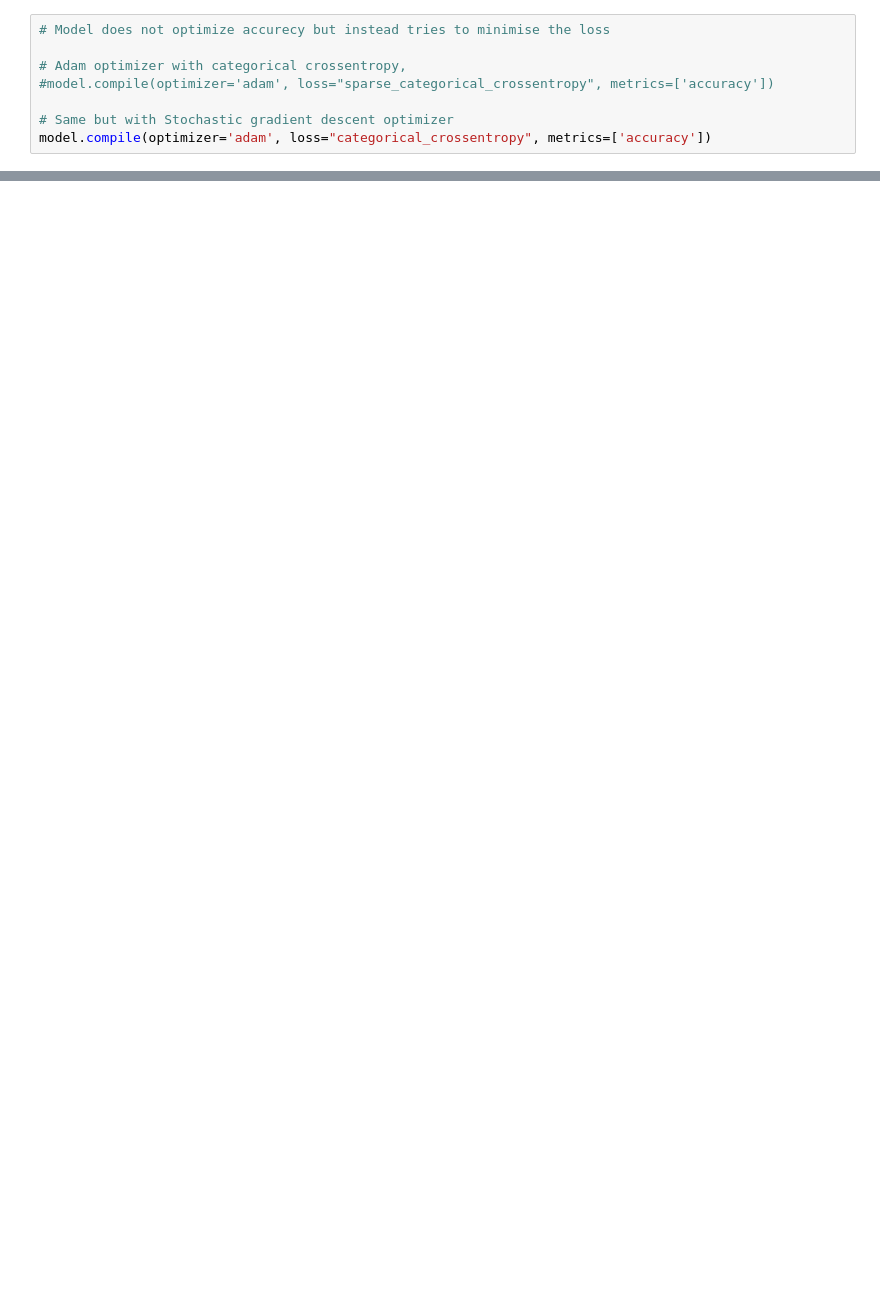
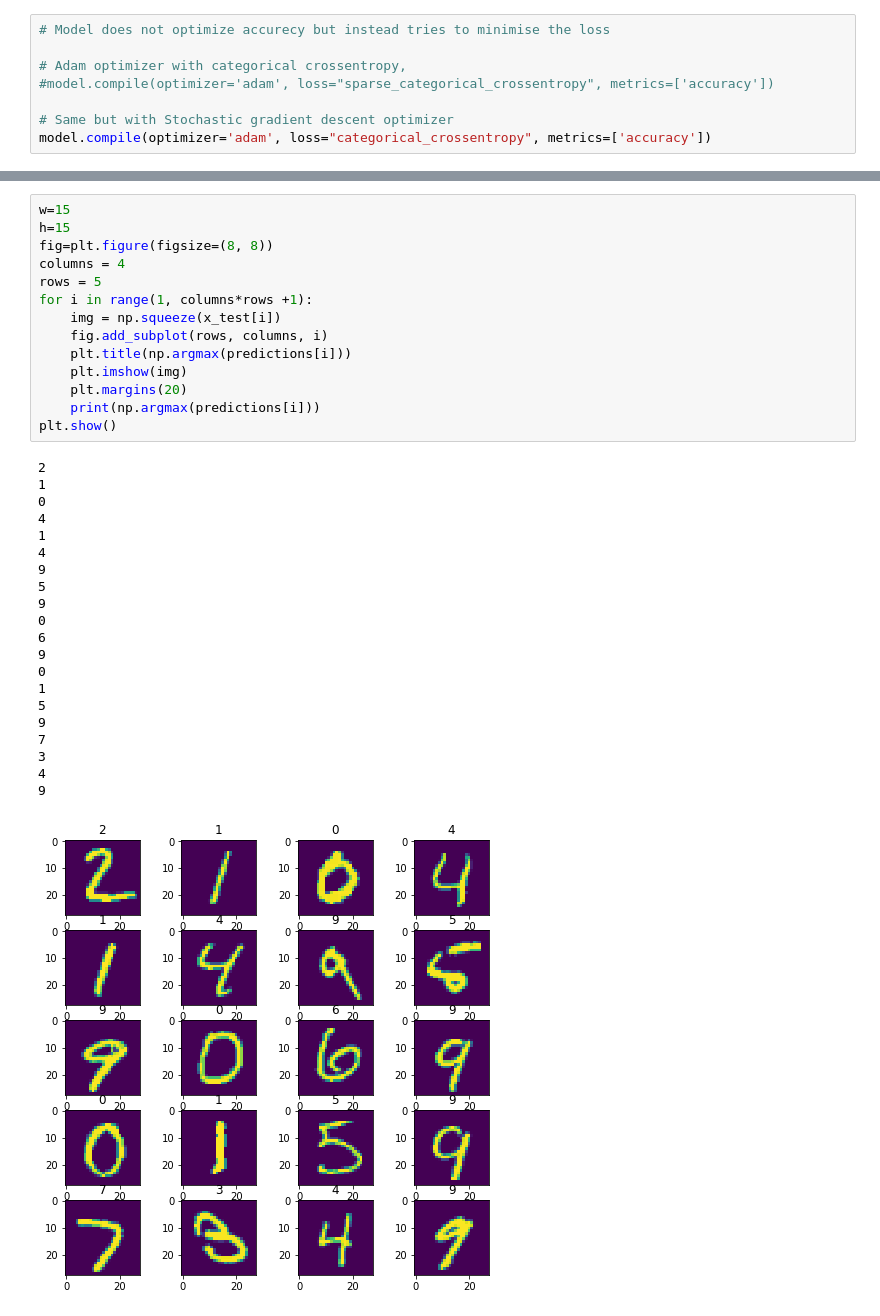
Before and after one commit to Cheezy23/MNIST_Project, a Jupyter notebook: MNIST_Dataset_Project.ipynb, the cells around one changed output, grey strips where cells are left out. Drawn from its saved outputs; the diff is of its cells as text; blank space fills up the shorter version.

```diff
--- a/MNIST_Dataset_Project.ipynb
+++ b/MNIST_Dataset_Project.ipynb
@@ -139,0 +227,36 @@ plt.show()
+# %%
+w=15
+h=15
+fig=plt.figure(figsize=(8, 8))
+columns = 4
+rows = 5
+for i in range(1, columns*rows +1):
+    img = np.squeeze(x_test[i])
+    fig.add_subplot(rows, columns, i)
+    plt.title(np.argmax(predictions[i]))
+    plt.imshow(img)
+    plt.margins(20)
+    print(np.argmax(predictions[i]))
+plt.show()
+# %% [output]
+2
+1
+0
+4
+1
+4
+9
+5
+9
+0
+6
+9
+0
+1
+5
+9
+7
+3
+4
+9
+[figure, added]
```
Also changed, not shown: parts of 27 cells of this notebook, 3 other files.
